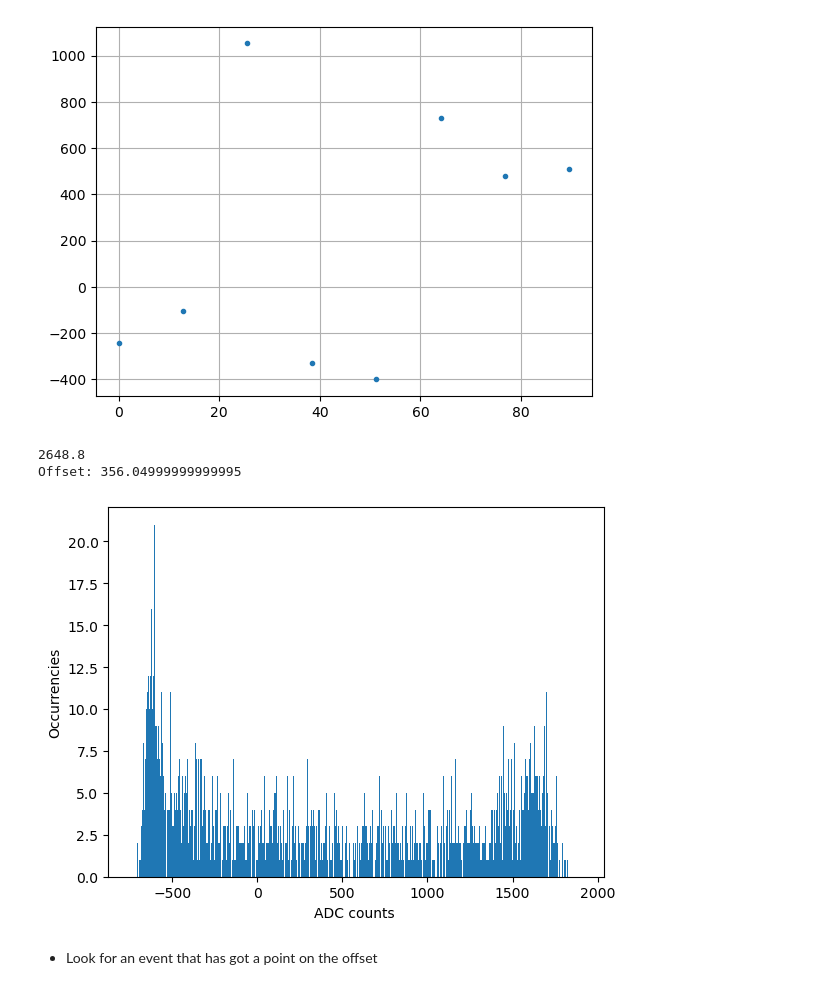
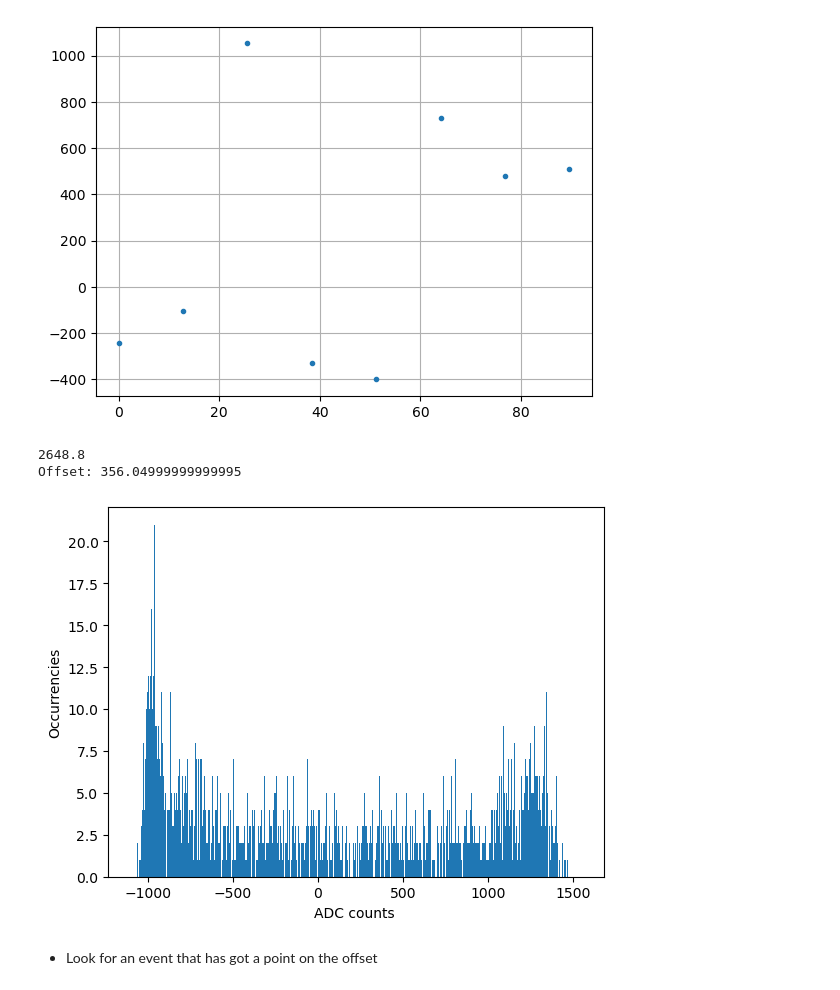
Before and after one commit to sigarnero/GasPM, a Jupyter notebook: NALU_calibration/Nalu_SingleCell.ipynb, the cells around one changed output. Cells and saved outputs as stored; diff of their text form; code cells hidden in the pictures.

```diff
--- a/NALU_calibration/Nalu_SingleCell.ipynb
+++ b/NALU_calibration/Nalu_SingleCell.ipynb
@@ -66,15 +66,17 @@ plt.grid()
 [figure]
 # %%
 print(np.max(cell_data[1]) - np.min(cell_data[1]))
-
-plt.hist(cell_data[1],bins=2649);
+# Convert cell_data[1] to a NumPy array (if not already)
+cell_1_data = np.array(cell_data[1])  # Shape: (8104,)
+cell_1_data = cell_1_data - np.median(cell_1_data)  # Subtract the median
+plt.hist(cell_1_data,bins=2649);
 plt.xlabel("ADC counts ")
 plt.ylabel("Occurrencies")
 print('Offset:', np.median(cell_data[1]))
 # %% [output]
 2648.8
 Offset: 356.04999999999995
-[figure, old version]
+[figure, new version]
 # %% [markdown]
 * Look for an event that has got a point on the offset
 # %%
```
Also changed, not shown: parts of 17 cells of this notebook.
